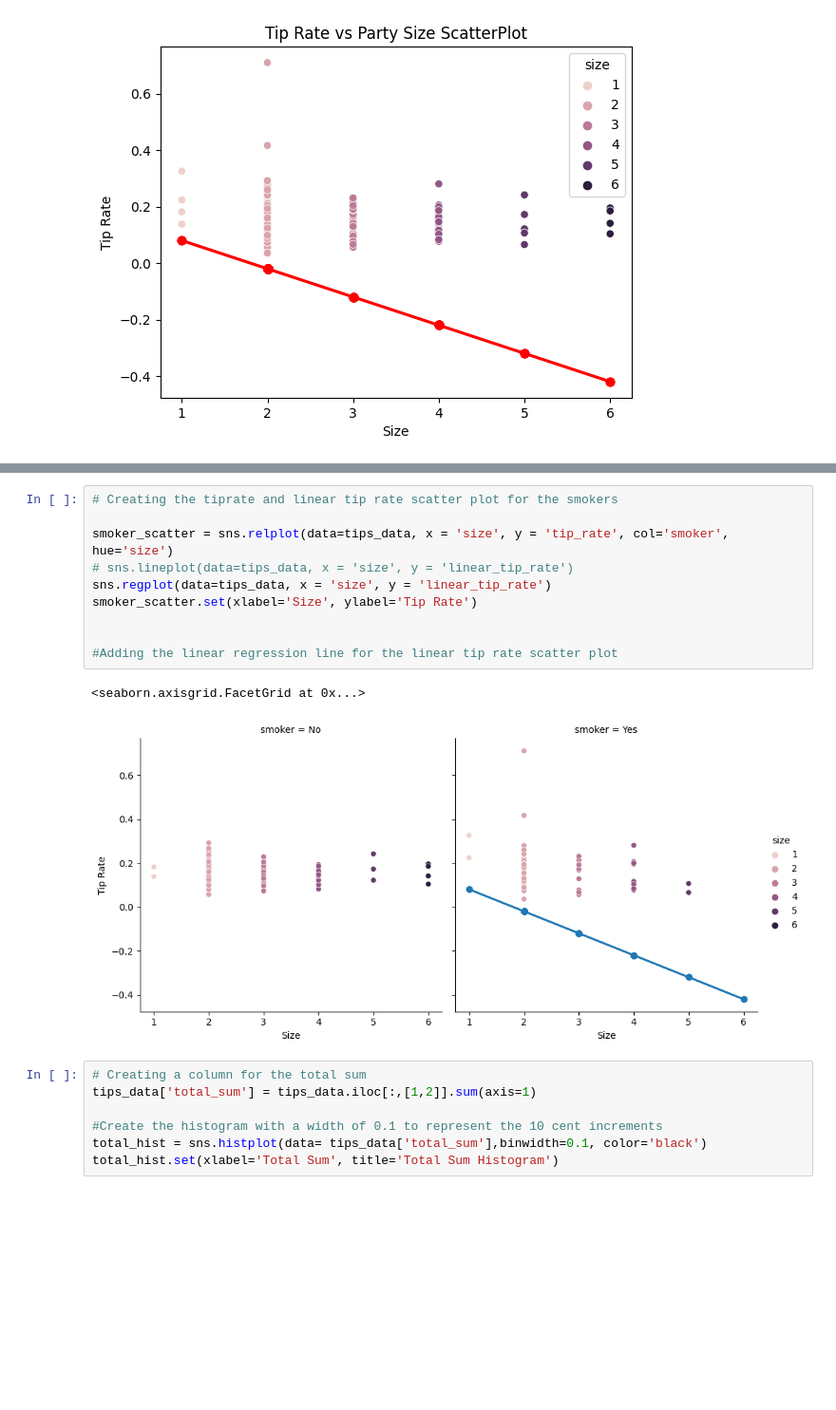
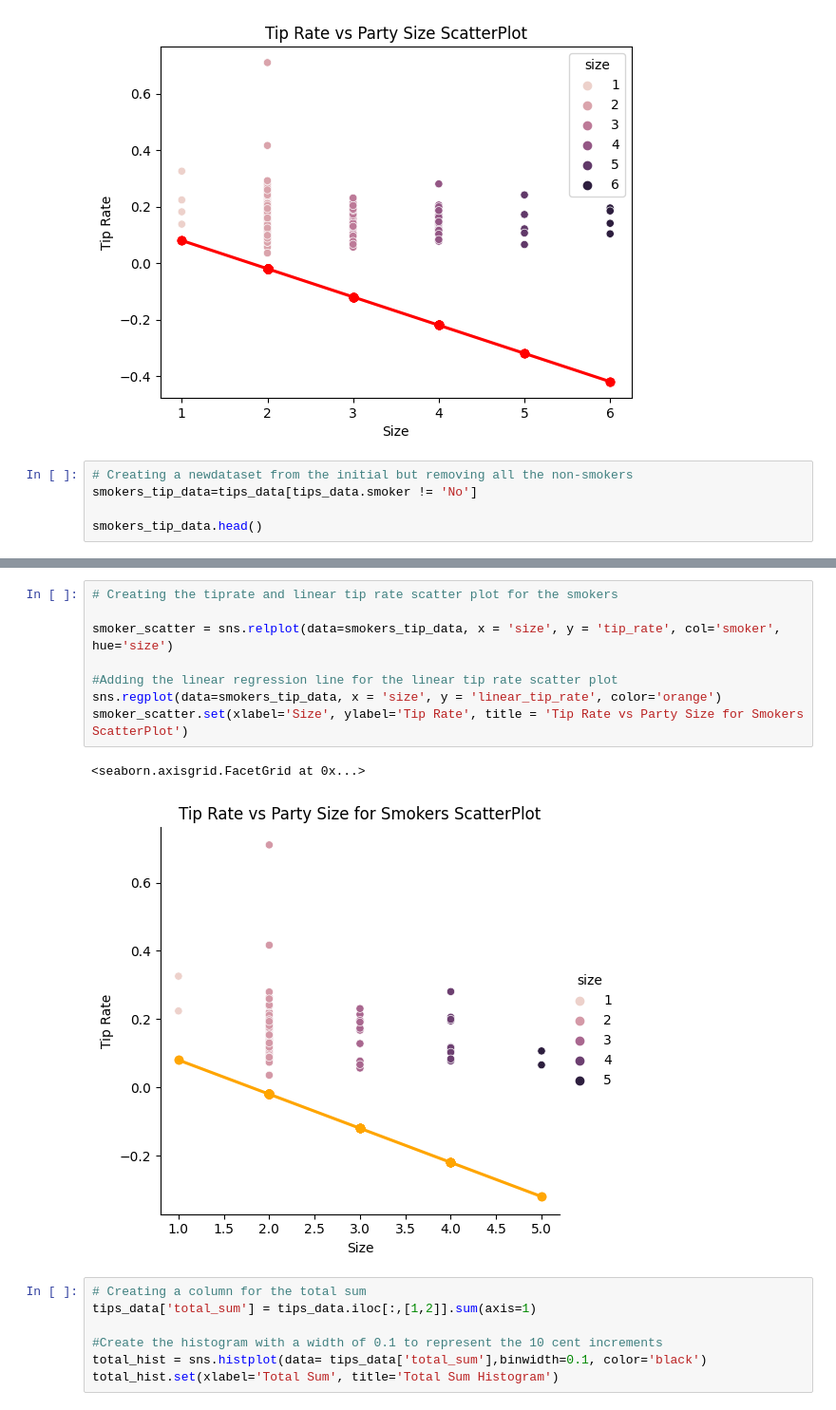
Before and after one commit to AliZ786/COMP-333, a Jupyter notebook: Assignments/Assignment1/LabAssignment1.ipynb, the cells around one changed output, grey strips where cells are left out. Shown at 95% size. Saved outputs shown, nothing was run; the diff lists cells and outputs as text; blank space fills up the shorter version.

```diff
--- a/Assignments/Assignment1/LabAssignment1.ipynb
+++ b/Assignments/Assignment1/LabAssignment1.ipynb
@@ -72,3 +72,8 @@ tip_rate_scatter.set(xlabel='Size', ylabel='Tip Rate', title='Tip Rate vs Party
  Text(0, 0.5, 'Tip Rate'),
  Text(0.5, 1.0, 'Tip Rate vs Party Size ScatterPlot')]
 [figure]
+# %%
+# Creating a newdataset from the initial but removing all the non-smokers
+smokers_tip_data=tips_data[tips_data.smoker != 'No']
+
+smokers_tip_data.head()
@@ -93,16 +105,14 @@ scatter_smokers1.set(xlabel='Total Bill',ylabel='Tip')
 # %%
 # Creating the tiprate and linear tip rate scatter plot for the smokers
 
-smoker_scatter = sns.relplot(data=tips_data, x = 'size', y = 'tip_rate', col='smoker', hue='size')
-# sns.lineplot(data=tips_data, x = 'size', y = 'linear_tip_rate')
-sns.regplot(data=tips_data, x = 'size', y = 'linear_tip_rate')
-smoker_scatter.set(xlabel='Size', ylabel='Tip Rate')
-
+smoker_scatter = sns.relplot(data=smokers_tip_data, x = 'size', y = 'tip_rate', col='smoker', hue='size')
 
 #Adding the linear regression line for the linear tip rate scatter plot
+sns.regplot(data=smokers_tip_data, x = 'size', y = 'linear_tip_rate', color='orange')
+smoker_scatter.set(xlabel='Size', ylabel='Tip Rate', title = 'Tip Rate vs Party Size for Smokers ScatterPlot')
 # %% [output]
 <seaborn.axisgrid.FacetGrid at 0x...>
-[figure, old version]
+[figure, new version]
 # %%
 # Creating a column for the total sum
 tips_data['total_sum'] = tips_data.iloc[:,[1,2]].sum(axis=1)
```
Also changed, not shown: parts of 3 cells of this notebook, 1 other file.
